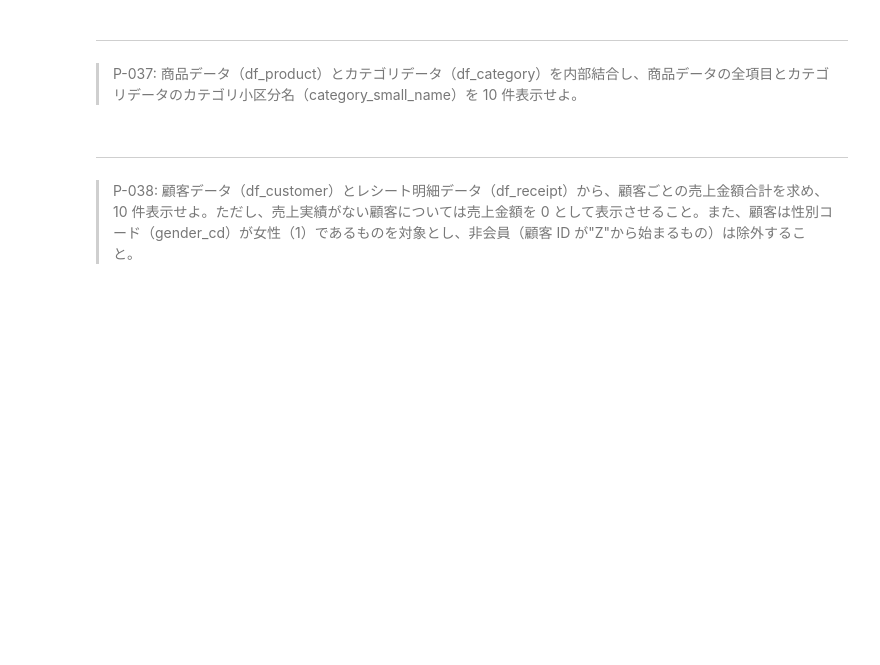
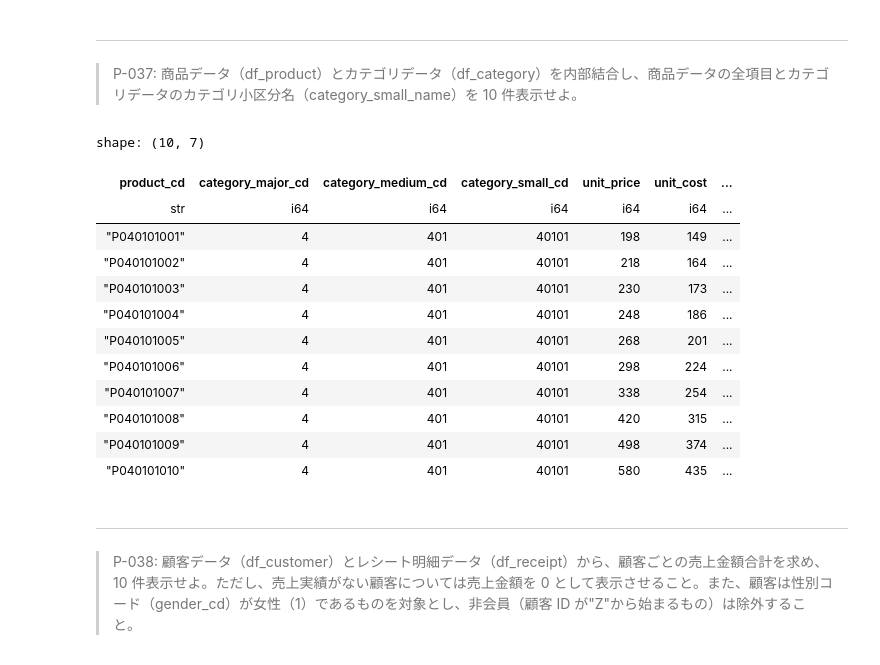
Before and after one commit to NMZ0429/ds_100knocks, a Jupyter notebook: content/100knocks-preprocess/docker/work/preprocess_knock_Python.ipynb, the cells around one changed output. Cells and saved outputs as stored; diff of their text form; code cells hidden in the pictures; blank space fills up the shorter version.

```diff
--- a/content/100knocks-preprocess/docker/work/preprocess_knock_Python.ipynb
+++ b/content/100knocks-preprocess/docker/work/preprocess_knock_Python.ipynb
@@ -774,6 +794,26 @@ shape: (13, 2)
 ---
 
 > P-037: 商品データ（df_product）とカテゴリデータ（df_category）を内部結合し、商品データの全項目とカテゴリデータのカテゴリ小区分名（category_small_name）を 10 件表示せよ。
+# %%
+df_product.join(
+    df_category.select(pl.col("category_small_cd"), pl.col("category_major_name")),
+    on="category_small_cd",
+    how="inner",
+).head(10)
+# %% [output]
+shape: (10, 7)
+| ﻿product_cd | category_major_cd | category_medium_cd | category_small_cd | unit_price | unit_cost | ... |
+| str | i64 | i64 | i64 | i64 | i64 | ... |
+| "P040101001" | 4 | 401 | 40101 | 198 | 149 | ... |
+| "P040101002" | 4 | 401 | 40101 | 218 | 164 | ... |
+| "P040101003" | 4 | 401 | 40101 | 230 | 173 | ... |
+| "P040101004" | 4 | 401 | 40101 | 248 | 186 | ... |
+| "P040101005" | 4 | 401 | 40101 | 268 | 201 | ... |
+| "P040101006" | 4 | 401 | 40101 | 298 | 224 | ... |
+| "P040101007" | 4 | 401 | 40101 | 338 | 254 | ... |
+| "P040101008" | 4 | 401 | 40101 | 420 | 315 | ... |
+| "P040101009" | 4 | 401 | 40101 | 498 | 374 | ... |
+| "P040101010" | 4 | 401 | 40101 | 580 | 435 | ... |
 # %% [markdown]
 ---
 
```
Also changed, not shown: parts of 13 cells of this notebook.
